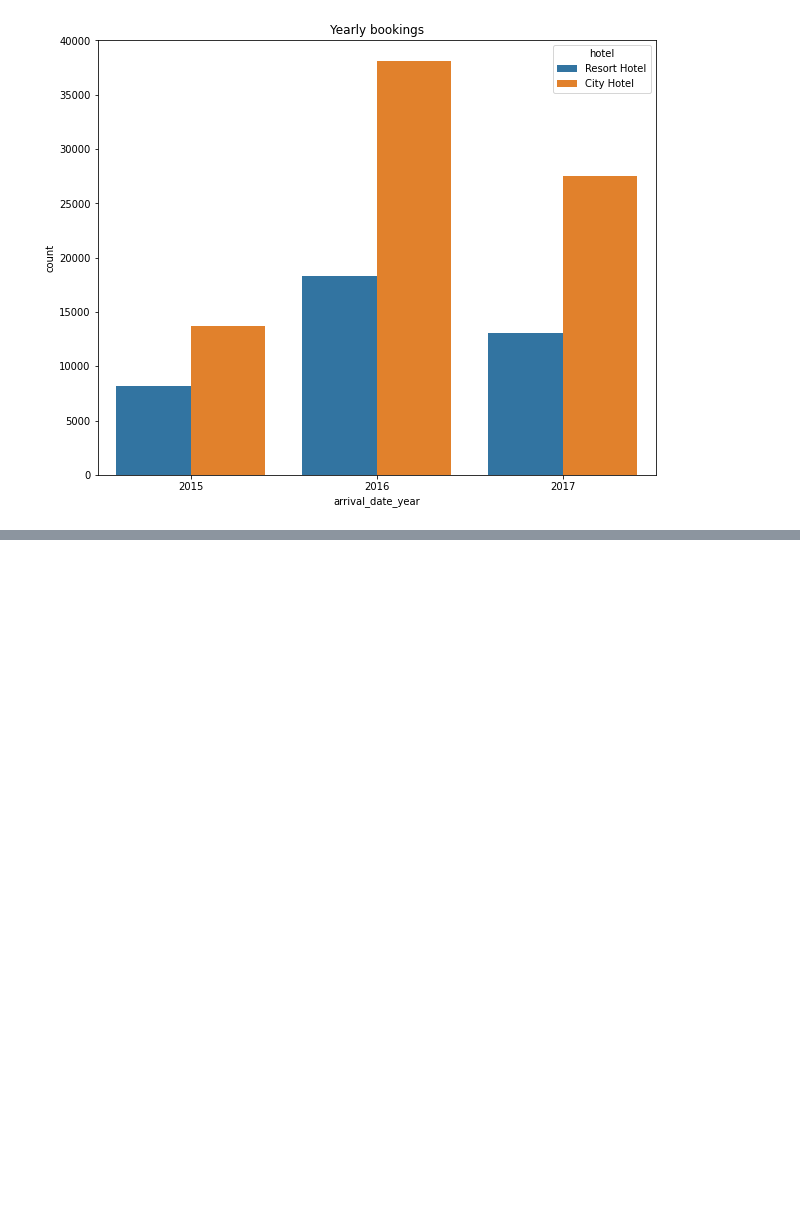
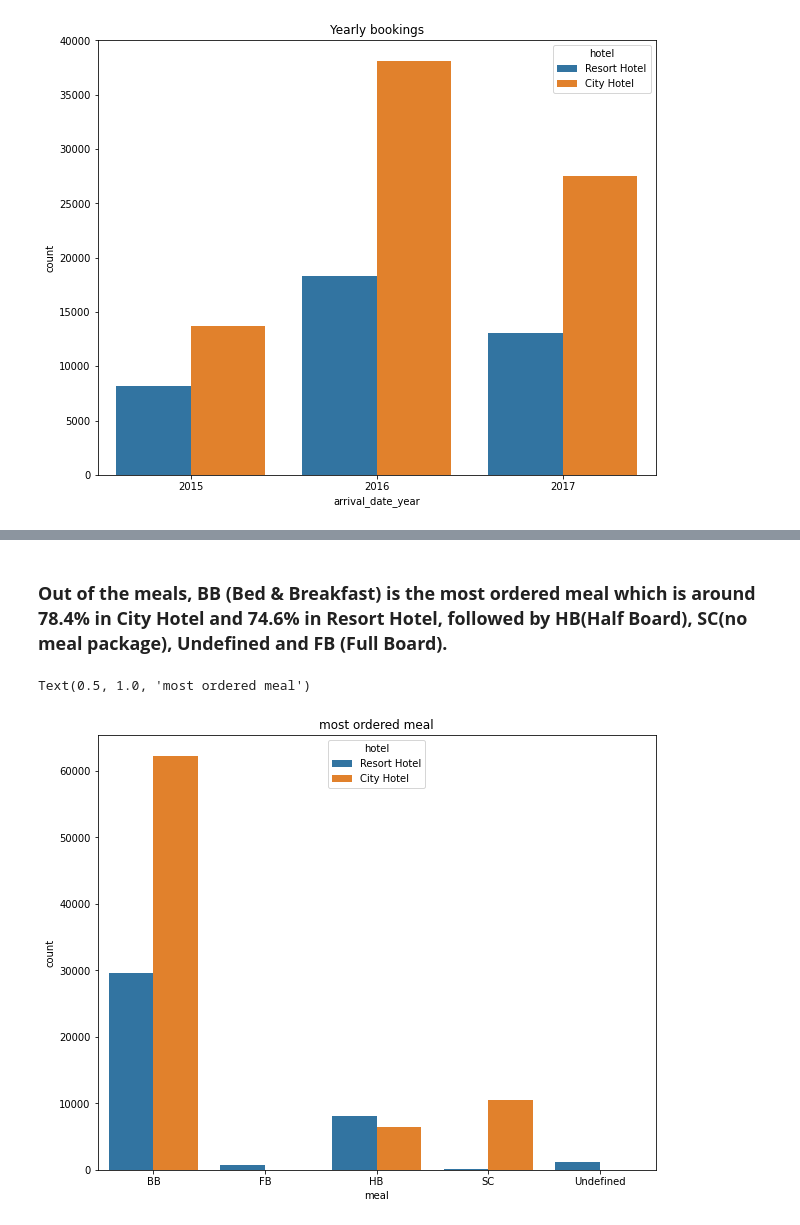
Before and after one commit to Achin120/Hotel-Booking-Analysis-, a Jupyter notebook: Achin_Hotel_Booking_Analysis_Capstone_Project.ipynb, the cells around one changed output, grey strips where cells are left out. Cells and saved outputs as stored; diff of their text form; code cells hidden in the pictures; blank space fills up the shorter version.

```diff
--- a/Achin_Hotel_Booking_Analysis_Capstone_Project.ipynb
+++ b/Achin_Hotel_Booking_Analysis_Capstone_Project.ipynb
@@ -255,0 +372,9 @@ Text(0.5, 1.0, 'Yearly bookings')
+# %% [markdown]
+### **Out of the meals, BB (Bed & Breakfast) is the most ordered meal which is around 78.4% in City Hotel and 74.6% in Resort Hotel, followed by HB(Half Board), SC(no meal package), Undefined and FB (Full Board).**
+# %%
+# Plotting a graph to see which is mostly ordered meal in which hotel
+plt.rcParams['figure.figsize']=(10,8)
+sns.countplot(x='meal',data=hotel_booking_new,hue='hotel').set_title('most ordered meal')
+# %% [output]
+Text(0.5, 1.0, 'most ordered meal')
+[figure, added]
```
Also changed, not shown: parts of 16 cells of this notebook.
